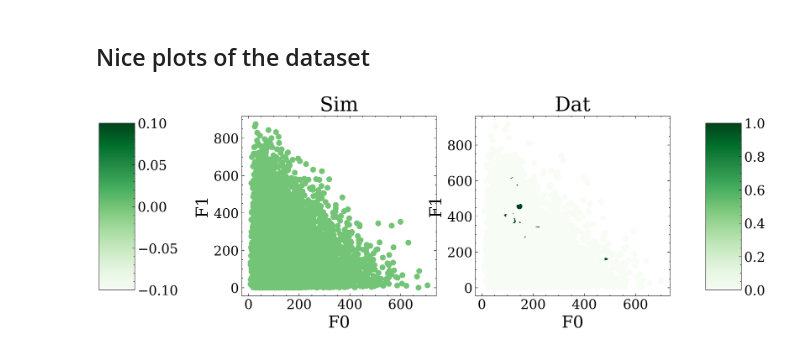
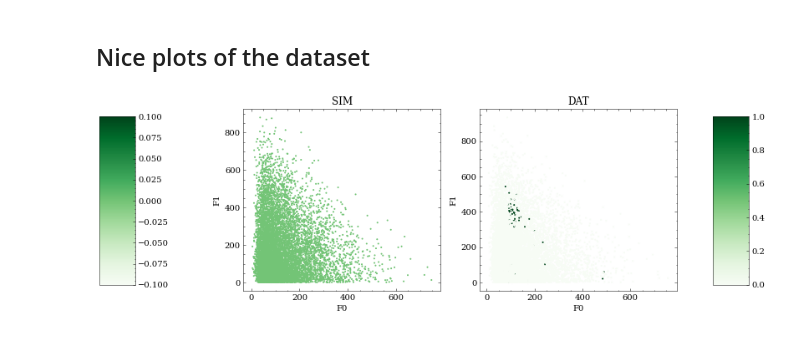
Before and after one commit to rmastand/FETA, a Jupyter notebook: generate_dataset_and_preprocess.ipynb, the cells around one changed output. Cells and saved outputs as stored; diff of their text form; code cells hidden in the pictures.

```diff
--- a/generate_dataset_and_preprocess.ipynb
+++ b/generate_dataset_and_preprocess.ipynb
@@ -285,84 +246,22 @@ Num signal events injected: (230, 7)
 # %% [markdown]
 ## Nice plots of the dataset
 # %%
-fig, ax = plt.subplots(1, 2, figsize = (12, 4))
-fig.subplots_adjust(right=0.8, left = 0.2)
+n_plot = 10000
+bins = 50
+dpi = 800
 
-n_plot = 10000
-
-bins = 50
-
-
-
-
-sc_sim = ax[0].scatter(in_range_herwig_bkg[:n_plot,0], in_range_herwig_bkg[:n_plot,1], c = in_range_herwig_bkg[:n_plot,-1], cmap=cm)
-ax[0].set_xlabel("F0")
-ax[0].set_ylabel("F1")
-ax[0].set_title("Sim")
-
-sc_dat = ax[1].scatter(pythia_bkg_w_inj[:n_plot,0], pythia_bkg_w_inj[:n_plot,1], c = pythia_bkg_w_inj[:n_plot,-1], cmap=cm)
-ax[1].set_xlabel("F0")
-ax[1].set_ylabel("F1")
-ax[1].set_title("Dat")
-
-cbar_ax_sim = fig.add_axes([0, 0.15, 0.05, 0.7])
-cbar_ax_dat = fig.add_axes([0.85, 0.15, 0.05, 0.7])
-fig.colorbar(sc_sim, cax=cbar_ax_sim)
-fig.colorbar(sc_dat, cax=cbar_ax_dat)
-
-plt.show()
-
-
-
-
-pp = PdfPages(os.path.join("paper_plots", f"LHC_datasets.pdf"))
-
-
-labels = ["$m_{J_1}$", "$\Delta m_{JJ}$", "$\\tau^{21}_{J_1}$", "$\\tau^{21}_{J_2}$", "$\Delta R_{JJ}$", "$m_{JJ}$"]
-labels = ["l","$X_0$", "$X_1$", "$X_2$", "$X_3$", "$X_4$", "S"]
-w = 2
-
-fig, ax = plt.subplots(1, n_features, figsize = (6*n_features, 6))
-
-r = ax[0].hist(in_range_herwig_bkg[:n_plot,-1], bins = bins, density = True, label = "Reference", histtype = "step", color = "red", linewidth = w)
-t = ax[0].hist(pythia_bkg_w_inj[:n_plot,-1], bins = bins, density = True, label = "Target", histtype = "step", color = "blue", linewidth = w)
-#ax[0].legend(fontsize = 30, ncol = 2, loc = (1, 1))
-ax[0].set_xlabel("$M$", fontsize = 50)
-ax[0].set_ylabel("Normalized Density", fontsize = 30)
-ax[0].set_yticks([])
-
-
-
-for i in range(1, n_features):
-    ax[i].hist(in_range_herwig_bkg[:n_plot,(i-1)], bins = bins, density = True, label = "Reference", histtype = "step", color = "red", linewidth = w)
-    ax[i].hist(pythia_bkg_w_inj[:n_plot,(i-1)], bins = bins, density = True, label = "Target", histtype = "step", color = "blue", linewidth = w)
-    #ax[i].legend(fontsize = 24)
-    ax[i].set_xlabel(labels[i], fontsize = 50)
-    ax[i].set_yticks([])
-
-plt.tight_layout()
-
-fig.legend(["Reference", "Target"], loc='lower right', bbox_to_anchor=(.285, 1), ncol=len(labels), bbox_transform=fig.transFigure, fontsize = 40)
-
-
-
-"""fig, ax = plt.subplots(1, n_features, figsize = (6*n_features, 6))
-
-for i in range(n_features):
-    ax[i].hist(trial_data_sim[:n_plot,i], bins = bins, density = True, label = "SIM", histtype = "step", color = "red")
-    ax[i].hist(trial_data_dat[:n_plot,i], bins = bins, density = True, label = "DAT", histtype = "step", color = "blue")
-    #ax[i].hist(data_injected[:n_plot,i], bins = bins, density = True, label = "SIGNAL", histtype = "step")
-    ax[i].legend()
-    ax[i].set_ylabel("Density")
-    ax[i].set_xlabel(labels[i])
-
-plt.tight_layout()
-"""
+# Scatterplot the features
+fig = scatterplot_features(in_range_herwig_bkg, pythia_bkg_w_inj, bins, n_features, feature_labels, n_plot = n_plot)
 fig.show()
 
 
-pp.savefig()
+# 1D histograms
+labels = ["$m_{J_1}$", "$\Delta m_{JJ}$", "$\\tau^{21}_{J_1}$", "$\\tau^{21}_{J_2}$", "$\Delta R_{JJ}$", "$m_{JJ}$"]
 
-pp.close()
+
+fig = plot_feature_histograms(in_range_herwig_bkg, pythia_bkg_w_inj, bins, n_features, labels)
+fig.savefig(f"paper_plots/LHC_datasets.pdf", dpi = dpi)
+
+fig.show()
 # %% [output]
-[figure, old version]
+[figure, new version]
```
Also changed, not shown: parts of 19 cells of this notebook, 3 other files.
